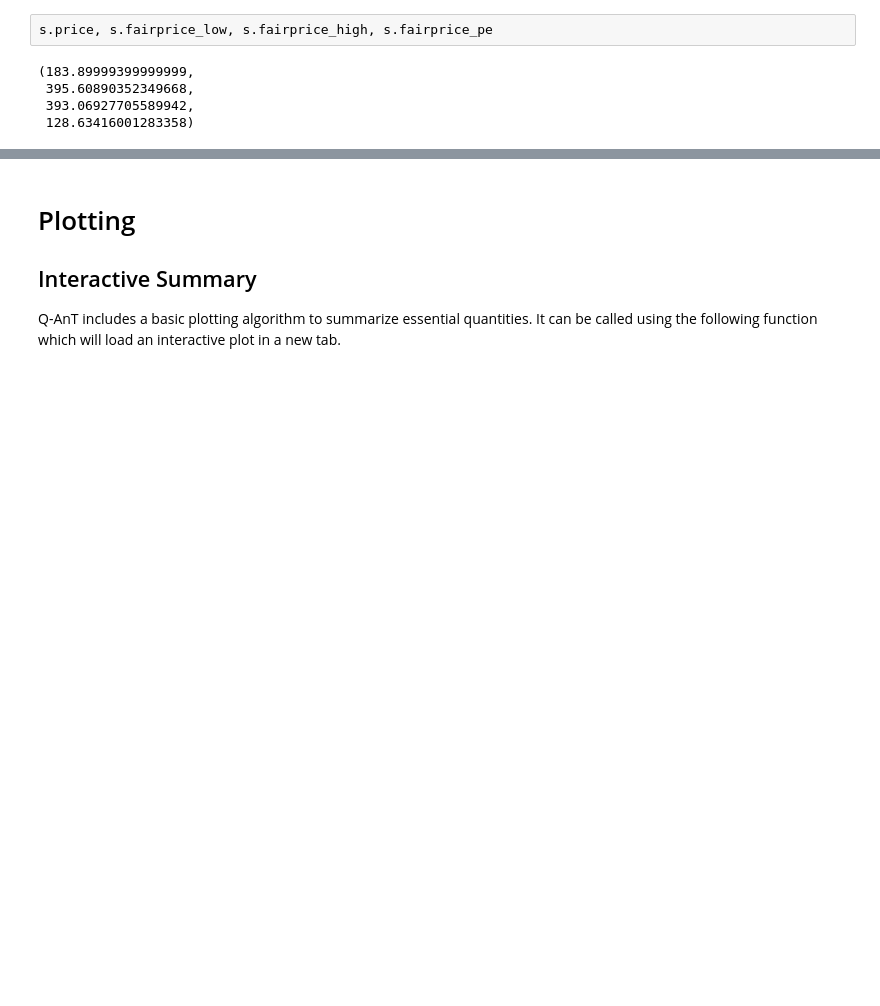
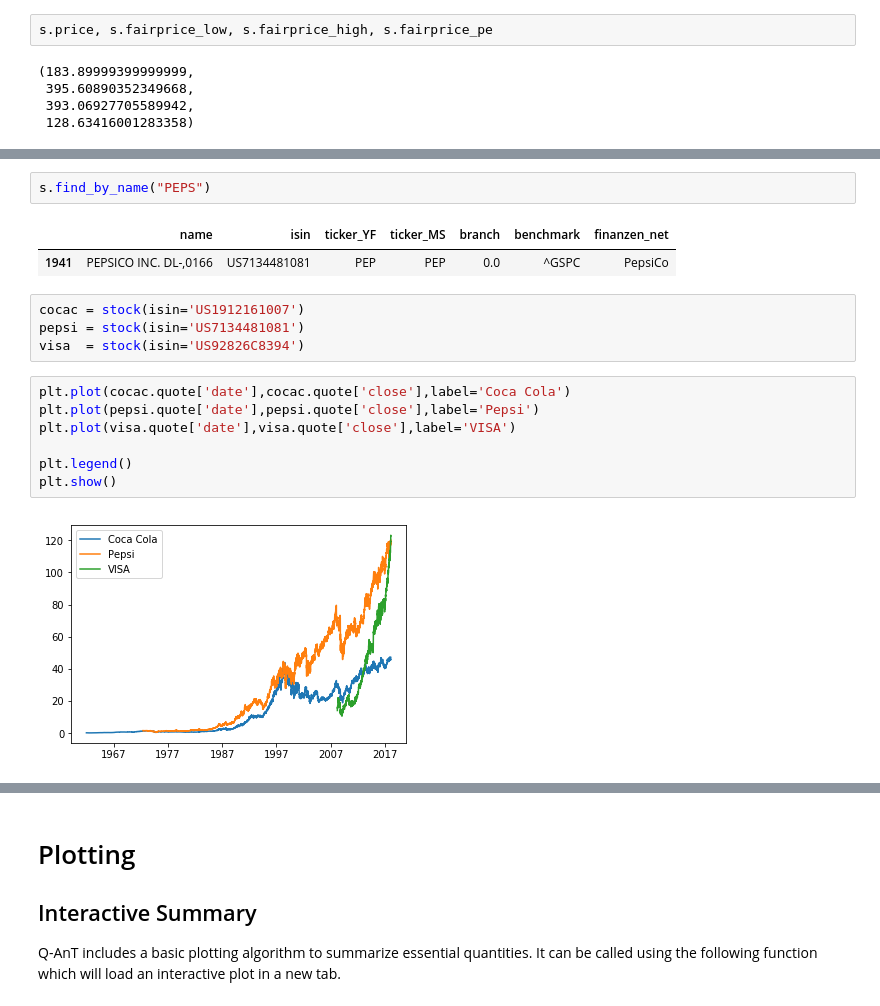
Before and after one commit to phermes/quant, a Jupyter notebook: manual.ipynb, the cells around one changed output, grey strips where cells are left out. Drawn from its saved outputs; the diff is of its cells as text; blank space fills up the shorter version.

```diff
--- a/manual.ipynb
+++ b/manual.ipynb
@@ -187,0 +228,18 @@ s.price, s.fairprice_low, s.fairprice_high, s.fairprice_pe
+# %%
+s.find_by_name("PEPS")
+# %% [output]
+|  | name | isin | ticker_YF | ticker_MS | branch | benchmark | finanzen_net |
+| 1941 | PEPSICO INC. DL-,0166 | US7134481081 | PEP | PEP | 0.0 | ^GSPC | PepsiCo |
+# %%
+cocac = stock(isin='US1912161007')
+pepsi = stock(isin='US7134481081')
+visa  = stock(isin='US92826C8394')
+# %%
+plt.plot(cocac.quote['date'],cocac.quote['close'],label='Coca Cola')
+plt.plot(pepsi.quote['date'],pepsi.quote['close'],label='Pepsi')
+plt.plot(visa.quote['date'],visa.quote['close'],label='VISA')
+
+plt.legend()
+plt.show()
+# %% [output]
+[figure, added]
```
Also changed, not shown: parts of 57 cells of this notebook, 3 other files.
